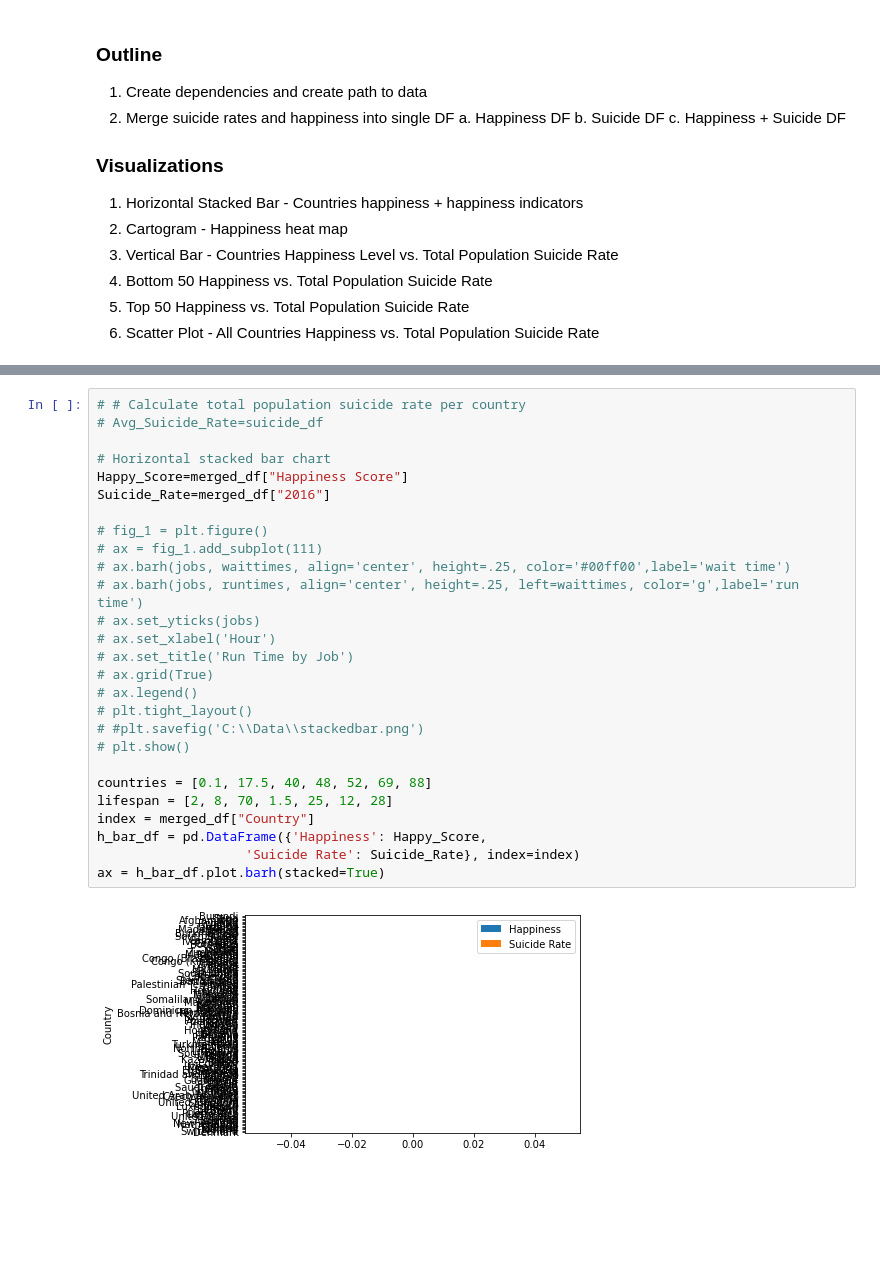
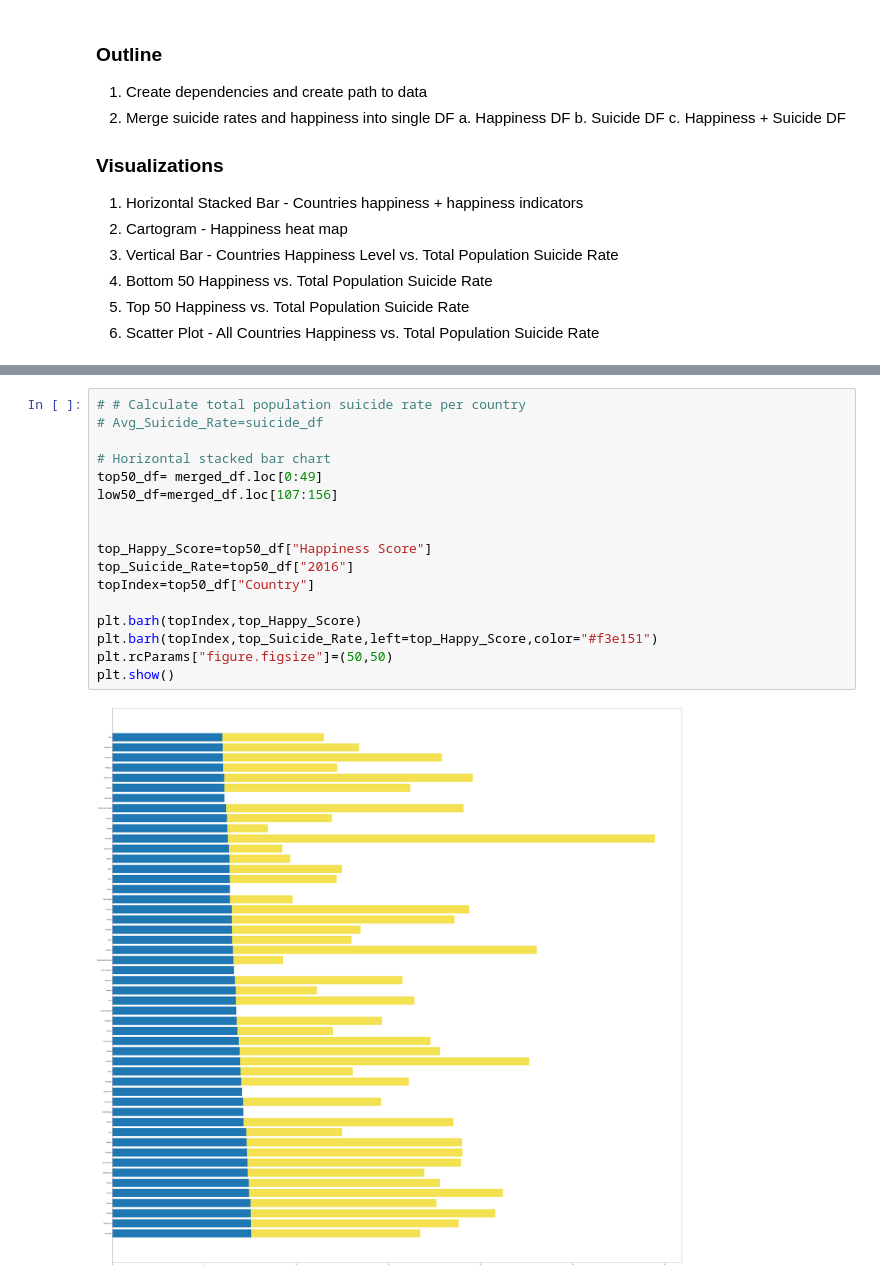
Before and after one commit to TBBSparks/Team-Happiness, a Jupyter notebook: Suicide_Analysis.ipynb, the cells around one changed output, grey strips where cells are left out. Saved outputs shown, nothing was run; the diff lists cells and outputs as text; blank space fills up the shorter version.

```diff
--- a/Suicide_Analysis.ipynb
+++ b/Suicide_Analysis.ipynb
@@ -44,32 +53,22 @@ merged_df.head()
 | 2 | Iceland | Western Europe | 3 | 7.501 | 7.333 | 7.669 | ... |
 | 3 | Norway | Western Europe | 4 | 7.498 | 7.421 | 7.575 | ... |
 | 4 | Finland | Western Europe | 5 | 7.413 | 7.351 | 7.475 | ... |
-# %%
-# # Calculate total population suicide rate per country
-# Avg_Suicide_Rate=suicide_df
-
-# Horizontal stacked bar chart
-Happy_Score=merged_df["Happiness Score"]
-Suicide_Rate=merged_df["2016"]
-
-# fig_1 = plt.figure()
-# ax = fig_1.add_subplot(111)
-# ax.barh(jobs, waittimes, align='center', height=.25, color='#00ff00',label='wait time')
-# ax.barh(jobs, runtimes, align='center', height=.25, left=waittimes, color='g',label='run time')
-# ax.set_yticks(jobs)
-# ax.set_xlabel('Hour')
-# ax.set_title('Run Time by Job')
-# ax.grid(True)
-# ax.legend()
-# plt.tight_layout()
-# #plt.savefig('C:\\Data\\stackedbar.png')
-# plt.show()
-
-countries = [0.1, 17.5, 40, 48, 52, 69, 88]
-lifespan = [2, 8, 70, 1.5, 25, 12, 28]
-index = merged_df["Country"]
-h_bar_df = pd.DataFrame({'Happiness': Happy_Score,
-                   'Suicide Rate': Suicide_Rate}, index=index)
-ax = h_bar_df.plot.barh(stacked=True)
-# %% [output]
-[figure, removed]
+# %%
+# # Calculate total population suicide rate per country
+# Avg_Suicide_Rate=suicide_df
+
+# Horizontal stacked bar chart
+top50_df= merged_df.loc[0:49]
+low50_df=merged_df.loc[107:156]
+
+
+top_Happy_Score=top50_df["Happiness Score"]
+top_Suicide_Rate=top50_df["2016"]
+topIndex=top50_df["Country"]
+
+plt.barh(topIndex,top_Happy_Score)
+plt.barh(topIndex,top_Suicide_Rate,left=top_Happy_Score,color="#f3e151")
+plt.rcParams["figure.figsize"]=(50,50)
+plt.show()
+# %% [output]
+[figure, added]
```
Also changed, not shown: parts of 2 cells of this notebook, 2 other files.
